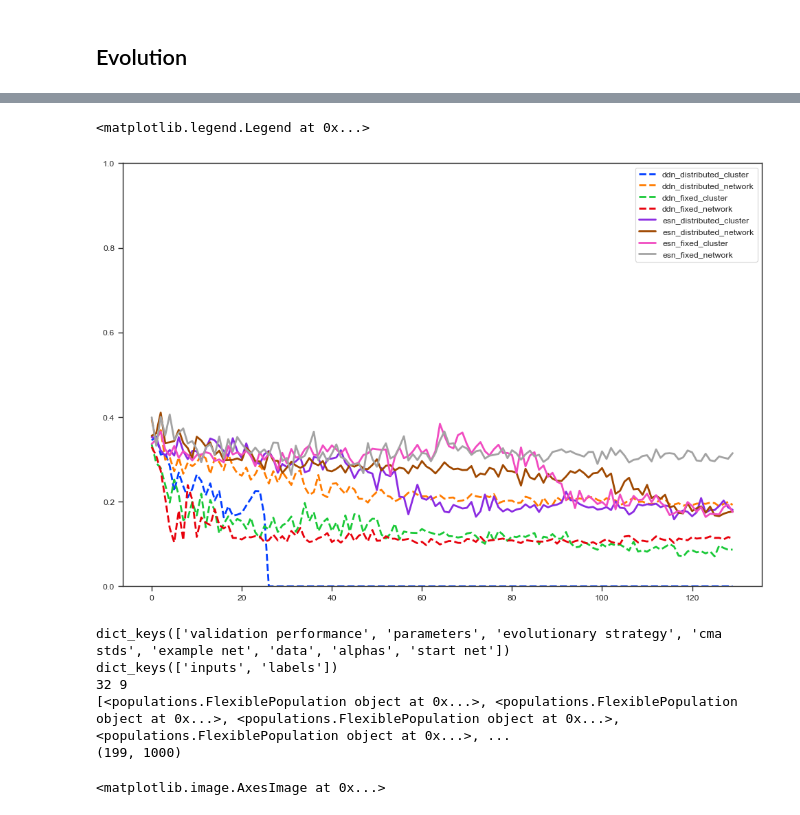
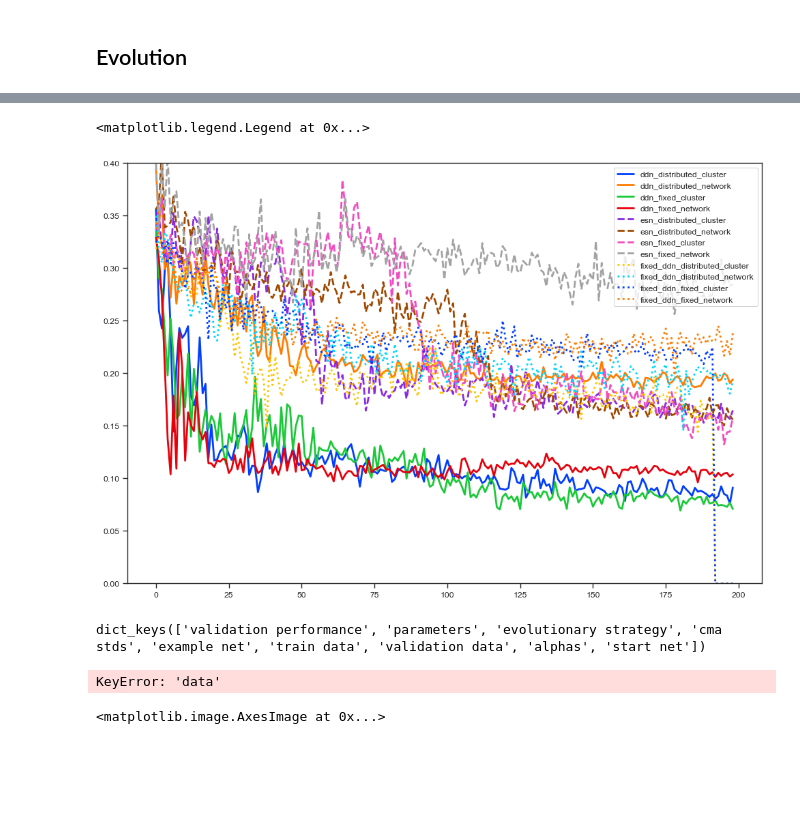
Before and after one commit to StefanIacob/DDN-public, a Jupyter notebook: analysis_decay_heterogeneity.ipynb, the cells around one changed output, grey strips where cells are left out. Cells and saved outputs as stored; diff of their text form; code cells hidden in the pictures; blank space fills up the shorter version.

Commit message:
missing data

```diff
--- a/analysis_decay_heterogeneity.ipynb
+++ b/analysis_decay_heterogeneity.ipynb
@@ -16,7 +16,7 @@ dir = 'heterogeneity_results'
 filenames = {
     'ddn': {
         'distributed': {
-            'cluster': '2025-02-13_single_task_exp_DDN_dist_decay_per_cluster.p',
+            'cluster': '2025-04-24_single_task_exp_DDN_dist_decay_per_cluster.p',
             'network': '2025-02-12_single_task_exp_DDN_dist_decay_net_wide.p'
         },
         'fixed': {
@@ -33,6 +33,16 @@ filenames = {
             'cluster': '2025-02-12_single_task_exp_BL_fixed_decay_per_cluster.p',
             'network': '2025-02-12_single_task_exp_BL_fixed_decay_net_wide.p',
         }
+    },
+    'fixed_ddn': {
+        'distributed': {
+            'cluster': '2025-02-15_single_task_exp_DDN_dist_decay_per_cluster_fixed_delays.p',
+            'network': '2025-02-15_single_task_exp_DDN_dist_decay_net_wide_fixed_delays.p',
+        },
+        'fixed':{
+            'cluster': '2025-02-15_single_task_exp_DDN_fixed_decay_per_cluster_fixed_delays.p',
+            'network': '2025-03-19_single_task_exp_DDN_fixed_decay_net_wide_fixed_delays.p'
+        }
     }
 }
 # %%
@@ -87,11 +101,12 @@ def get_validation_throughout_evolution(dict, gen_max, populations=False, multit
     best_gen_scores = np.min(best_candidate_scores, axis=-1)
     return best_gen_scores
 # %%
-gen_max = 130
+gen_max = 199
 val_scores = {}
 for factor_1 in results_dicts:
     val_scores[factor_1] = {}
     for factor_2 in results_dicts[factor_1]:
         val_scores[factor_1][factor_2] = {}
         for factor_3 in results_dicts[factor_1][factor_2]:
+            print(factor_3)
             val_scores[factor_1][factor_2][factor_3] = get_validation_throughout_evolution(results_dicts[factor_1][factor_2][factor_3], gen_max, multitask=multitask)
@@ -98,22 +126,24 @@ for factor_1 in results_dicts:
 # %%
 sns.set_theme(style="ticks", font_scale=1, palette='bright', context='paper')
 
 plt.figure(figsize=(12,8))
 gen_start = 0
 gen_end = gen_max
 for factor_1 in val_scores:
     for factor_2 in val_scores[factor_1]:
         for factor_3 in val_scores[factor_1][factor_2]:
             line = '-'
-            if factor_1 == 'ddn':
+            if factor_1 == 'esn':
                 line = '--'
+            elif factor_1 == 'fixed_ddn':
+                line = ':'
             plt.plot(val_scores[factor_1][factor_2][factor_3][gen_start:gen_end], label=factor_1 + '_' + factor_2 + '_' + factor_3, linestyle=line, linewidth=2)
 
-plt.ylim(0, 1)
+plt.ylim(0, .4)
 plt.legend()
 # %% [output]
 <matplotlib.legend.Legend at 0x...>
-[figure, old version]
+[figure, new version]
 # %%
 def get_best_candidate(dict, gen_max, multitask=False):
     best_gen_scores = get_validation_throughout_evolution(dict, gen_max, multitask=multitask)
@@ -154,11 +184,8 @@ for i in np.arange(25, 1000, 25):
 state_space = sim.get_network_data(inputs)
 print(state_space.shape)
 # %% [output]
-dict_keys(['validation performance', 'parameters', 'evolutionary strategy', 'cma stds', 'example net', 'data', 'alphas', 'start net'])
-dict_keys(['inputs', 'labels'])
-32 9
-[<populations.FlexiblePopulation object at 0x...>, <populations.FlexiblePopulation object at 0x...>, <populations.FlexiblePopulation object at 0x...>, <populations.FlexiblePopulation object at 0x...>, ...
-(199, 1000)
+dict_keys(['validation performance', 'parameters', 'evolutionary strategy', 'cma stds', 'example net', 'train data', 'validation data', 'alphas', 'start net'])
+KeyError: 'data'
 # %%
 plt.figure(figsize=(10,10))
 plt.imshow(state_space[:, 400:450])
```
Also changed, not shown: parts of 4 cells of this notebook, 4 other files.
